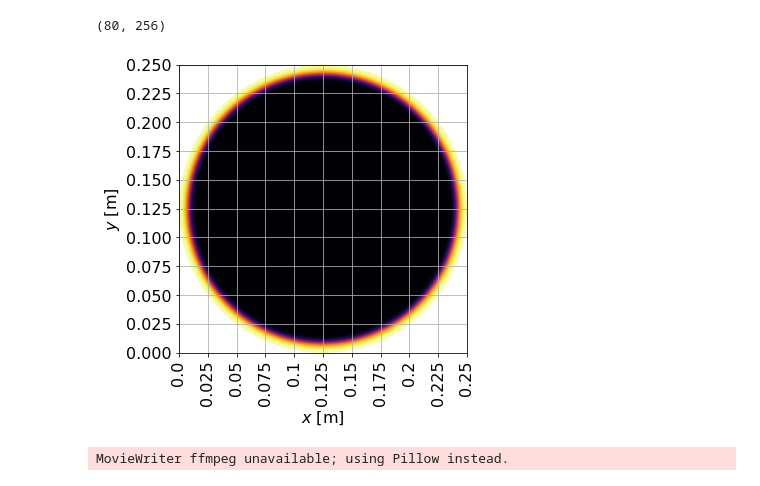
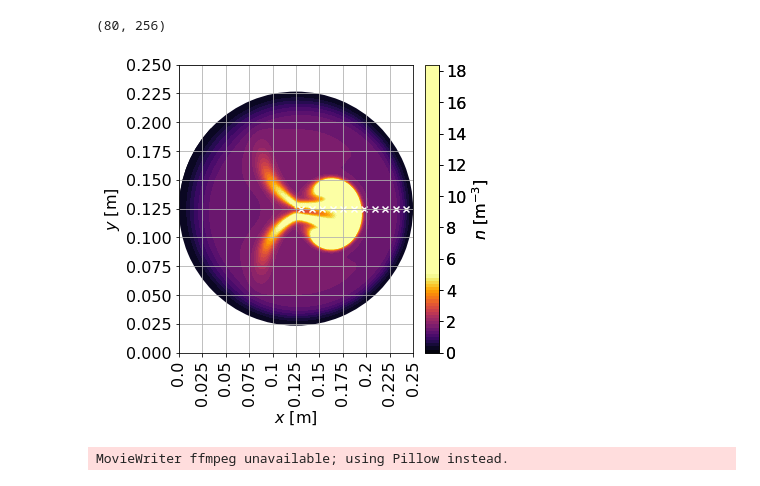
Before and after one commit to runehoejlund/north-simulation, a Jupyter notebook: data_analysis_Asbjorn.ipynb, the cells around one changed output. Cells and saved outputs as stored; diff of their text form; code cells hidden in the pictures.

```diff
--- a/data_analysis_Asbjorn.ipynb
+++ b/data_analysis_Asbjorn.ipynb
@@ -9,7 +9,7 @@ from boutdata.data import BoutData
 from boututils.datafile import DataFile
 from scipy import signal
 
-path        = './shared/NORTH/data_5151457/'
+path        = './shared/NORTH/data_5151993/'
 bdata = BoutData(path)
 outputs = bdata['outputs']
 options = bdata['options']
@@ -76,7 +80,7 @@ nz_inner = nz_all
 # %%
 #%% Read data
 
-field_list  = ['T', 'n', 'phi', 'vort','source_n', 'source_T','wall_shadow','sin_z_field','cos_z_over_x']
+field_list  = ['T', 'n', 'phi', 'vort', 'source_T','wall_shadow','sin_z_field','cos_z_over_x']
 par_list    = ['t_array']
 # fast_list_1   = ['t_array']
 # fast_list_2 = ['T4','n4','phi4']
@@ -134,5 +138,5 @@ BoutArray([1.        , 1.        , 1.        , ..., 1.46718382,
 # %%
-dmp_nr = 13
+dmp_nr = 17
 nx_inner = nx_inner
 
 thetas = np.linspace(0, 2 * np.pi, nz_inner)
@@ -169,32 +172,34 @@ data['vort'][dmp_nr, :, 0, :].shape
 # %%
 def plot_cyl_data(data, cbarlabel):
     fig = plt.figure(figsize=(4,4))
 
     # the carthesian axis:
     rect = [0, 0, 1, 1]
     ax_carthesian  = fig.add_axes(rect,zorder=2)
     ax_carthesian.patch.set_alpha(0)
     ax_polar = fig.add_axes(rect, polar=True, frameon=False,zorder=1)
 
     # the polar axis:
-    contour_set = ax_polar.contourf(thetas, rhos, data, 100, cmap = 'inferno')
+    contour_set = ax_polar.contourf(thetas, rhos, data, 100, cmap = 'inferno', vmin=0, vmax=5)
     ax_polar.grid(False)
     ax_polar.set_xticks([])
     ax_polar.set_rticks([])
     im_ratio = data.shape[1]/data.shape[0]
-    #plt.colorbar(contour_set, ax=ax_polar, label=cbarlabel, fraction=0.046*im_ratio, pad=0.04)
-    #plt.colorbar(contour_set, ax=ax_carthesian, label=cbarlabel, fraction=0.046*im_ratio, pad=0.04, alpha=0)
+    ax_polar.scatter(np.zeros(len(probe_pos)), probe_pos,color = 'w', marker='x')
+    plt.colorbar(contour_set, ax=ax_polar, label=cbarlabel, fraction=0.046*im_ratio, pad=0.04)
+    plt.colorbar(contour_set, ax=ax_carthesian, label=cbarlabel, fraction=0.046*im_ratio, pad=0.04, alpha=0)
 
     ticks = np.round(np.linspace(0,Lx,11),3)
     ax_carthesian.set_xlim(0,Lx)
     ax_carthesian.set_ylim(0,Lx)
     ax_carthesian.set_xticks(ticks)
     ax_carthesian.set_yticks(ticks)
     ax_carthesian.set_xticklabels(ticks,rotation = 90)
     ax_carthesian.set_xlabel(r'$x$ [m]')
     ax_carthesian.set_ylabel(r'$y$ [m]')
     ax_carthesian.grid()
+    return fig
 
-plot_cyl_data(data['wall_shadow'][ :, :, :].squeeze(), cbarlabel=r'$n \,\, [\mathrm{m^{-3}}]$')
+fig = plot_cyl_data(data['n'][dmp_nr, :, :, :].squeeze(), cbarlabel=r'$n \,\, [\mathrm{m^{-3}}]$')
 # %% [output]
-[figure, old version]
+[figure, new version]
```
Also changed, not shown: parts of 17 cells of this notebook, 4 other files.
